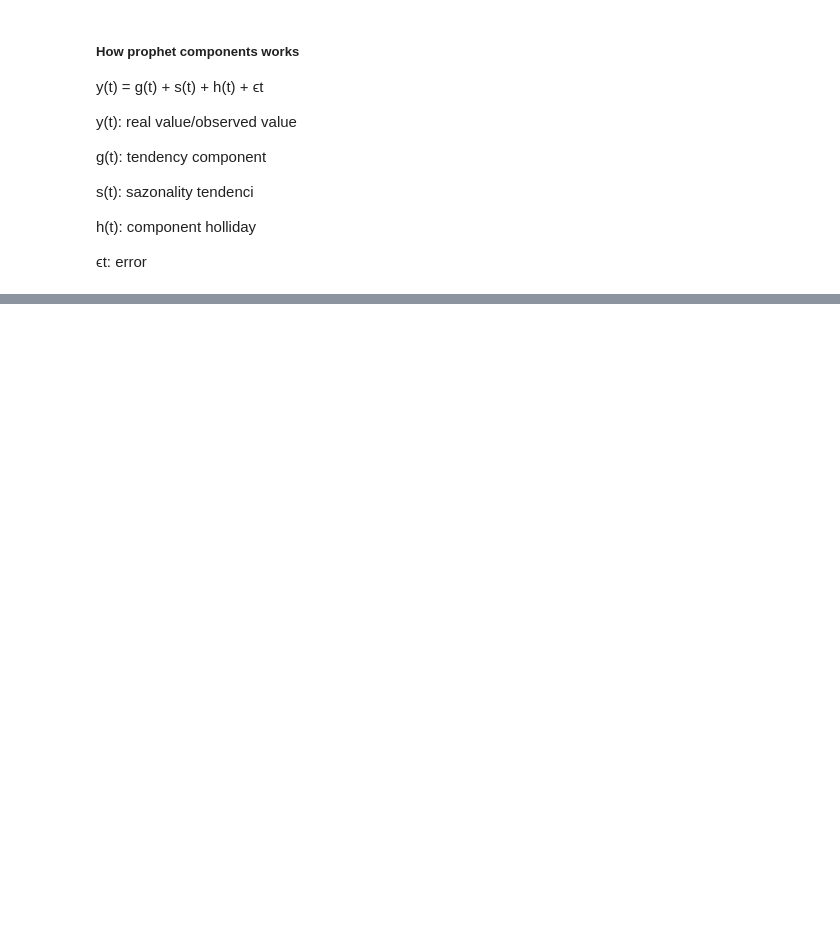
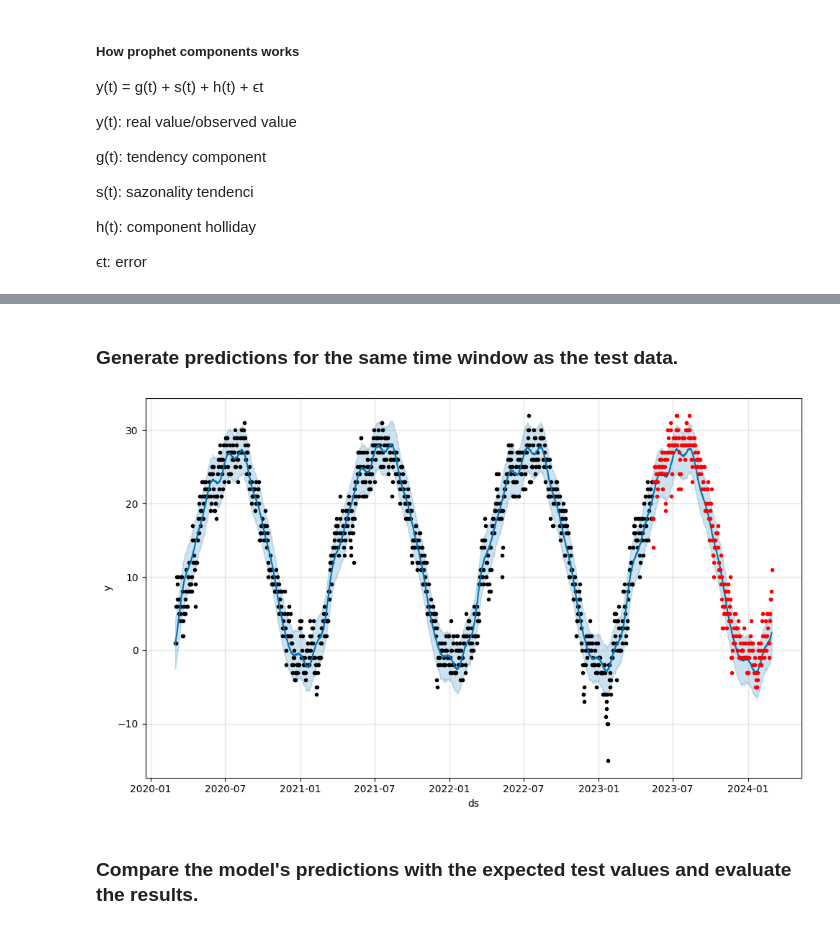
Before and after one commit to IronZiiz/Data-Science_Time-Series, a Jupyter notebook: HW_Forecast_temp_model.ipynb, the cells around one changed output, grey strips where cells are left out. Saved outputs shown, nothing was run; the diff lists cells and outputs as text; code cells hidden in the pictures; blank space fills up the shorter version.

Commit message:
complete model

```diff
--- a/HW_Forecast_temp_model.ipynb
+++ b/HW_Forecast_temp_model.ipynb
@@ -209,0 +240,21 @@ h(t): component holliday
+# %%
+# Train Dataframe
+
+df_train = pd.DataFrame()
+df_train['ds'] = df_prophet['ds'][:1168]
+df_train['y'] = df_prophet['y'][:1168]
+
+# Test Dataframe
+
+df_test = pd.DataFrame()
+df_test['ds'] = df_prophet['ds'][1168:]
+df_test['y'] = df_prophet['y'][1168:]
+# %%
+# Build a model
+np.random.seed(4587)
+
+model = Prophet()
+model.fit(df_train)
+
+future = model.make_future_dataframe(periods = 292, freq = 'D' )
+forecast =  model.predict(future)
@@ -209,0 +272,11 @@ h(t): component holliday
+# %% [markdown]
+### Generate predictions for the same time window as the test data.
+# %%
+fig1 = model.plot(forecast)
+
+plt.plot(df_test['ds'], df_test['y'], '.r')
+plt.show()
+# %% [output]
+[figure, added]
+# %% [markdown]
+### Compare the model's predictions with the expected test values and evaluate the results.
```
Also changed, not shown: parts of 29 cells of this notebook.
